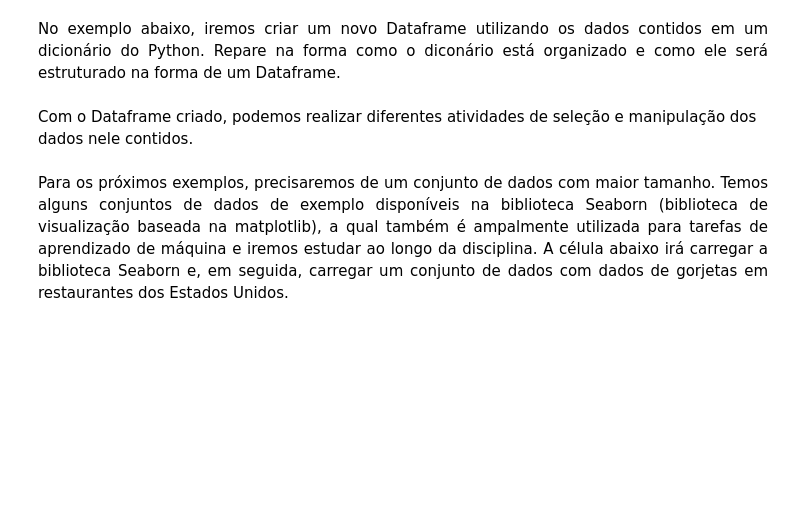
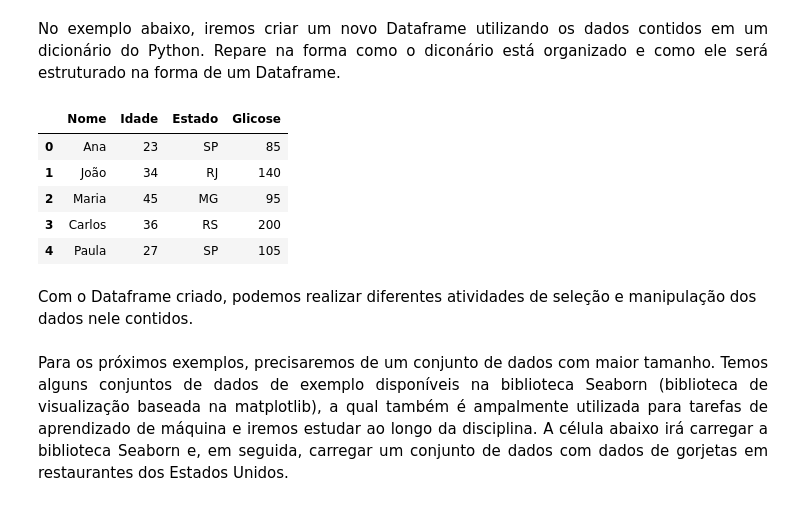
Before and after one commit to irajamuller/data_science, a Jupyter notebook: Fundamentos_de_Dados.ipynb, the cells around one changed output. Saved outputs shown, nothing was run; the diff lists cells and outputs as text; code cells hidden in the pictures; blank space fills up the shorter version.

```diff
--- a/Fundamentos_de_Dados.ipynb
+++ b/Fundamentos_de_Dados.ipynb
@@ -130,13 +131,20 @@ No exemplo abaixo, iremos criar um novo Dataframe utilizando os dados contidos e
 # %%
 data = {
     'Nome': ['Ana', 'João', 'Maria', 'Carlos', 'Paula'],
     'Idade': [23, 34, 45, 36, 27],
-    'Cidade': ['SP', 'RJ', 'MG', 'RS', 'SP'],
+    'Estado': ['SP', 'RJ', 'MG', 'RS', 'SP'],
     'Glicose': [85, 140, 95, 200, 105]
 }
 
 df = pd.DataFrame(data)
 df # Jupyter Notebook irá formatar o Dataframe como uma planilha.
+# %% [output]
+|  | Nome | Idade | Estado | Glicose |
+| 0 | Ana | 23 | SP | 85 |
+| 1 | João | 34 | RJ | 140 |
+| 2 | Maria | 45 | MG | 95 |
+| 3 | Carlos | 36 | RS | 200 |
+| 4 | Paula | 27 | SP | 105 |
 # %% [markdown]
 Com o Dataframe criado, podemos realizar diferentes atividades de seleção e manipulação dos dados nele contidos.
 # %%
```
Also changed, not shown: parts of 25 cells of this notebook.
